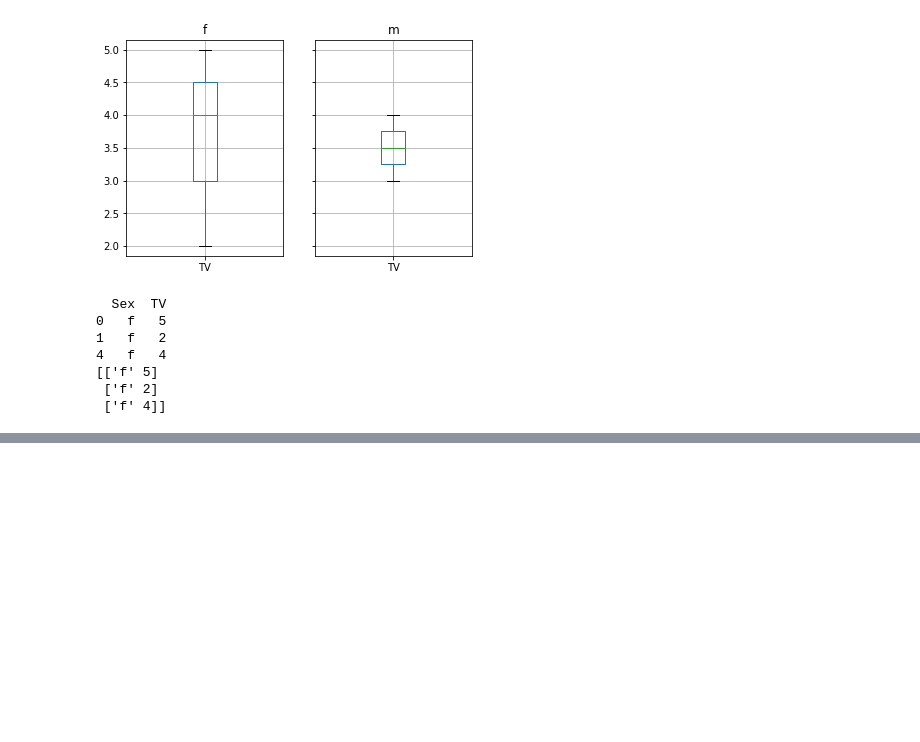
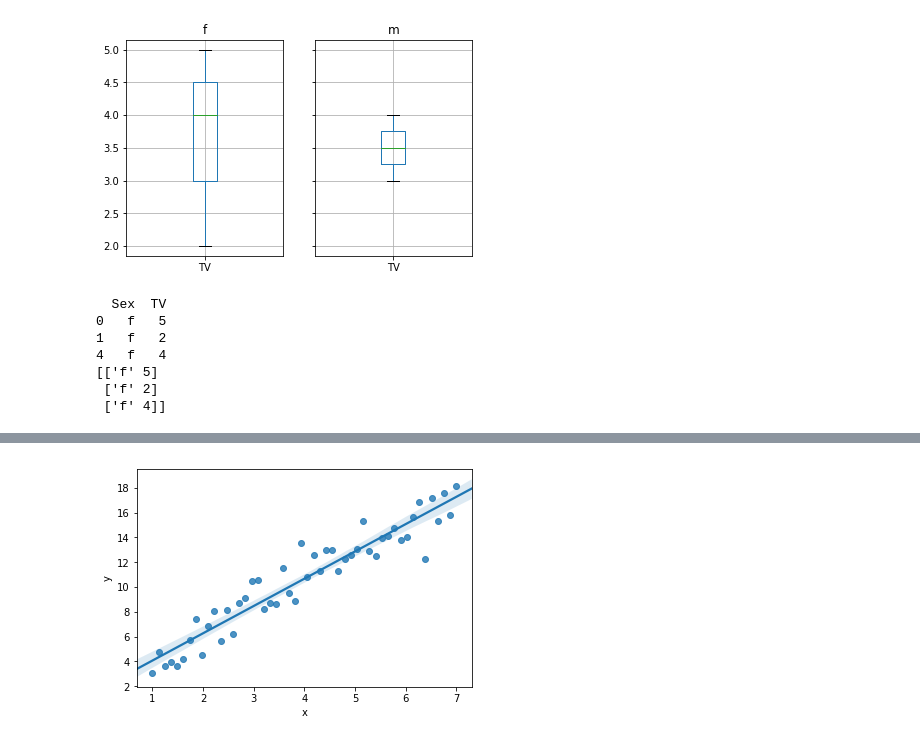
Before and after one commit to zchuri/IntroPython, a Jupyter notebook: DataFrames/dataframes.ipynb, the cells around one changed output, grey strips where cells are left out. Cells and saved outputs as stored; diff of their text form; code cells hidden in the pictures; blank space fills up the shorter version.

```diff
--- a/DataFrames/dataframes.ipynb
+++ b/DataFrames/dataframes.ipynb
@@ -86,0 +117,13 @@ m     2.0  3.500000  0.707107  3.0  3.25  3.5  3.75  4.0
+# %%
+# Scatter plot
+import seaborn as sns
+
+# Initial parameters
+x = np.linspace(1, 7, 50)
+y = 3 + 2*x + 1.5*np.random.randn(len(x))
+df = pd.DataFrame({"x": x, "y": y})
+# Scatter plot with fitted line
+sns.regplot("x", "y", data = df)
+plt.show()
+# %% [output]
+[figure, added]
```
Also changed, not shown: parts of 4 cells of this notebook, 2 other files.
